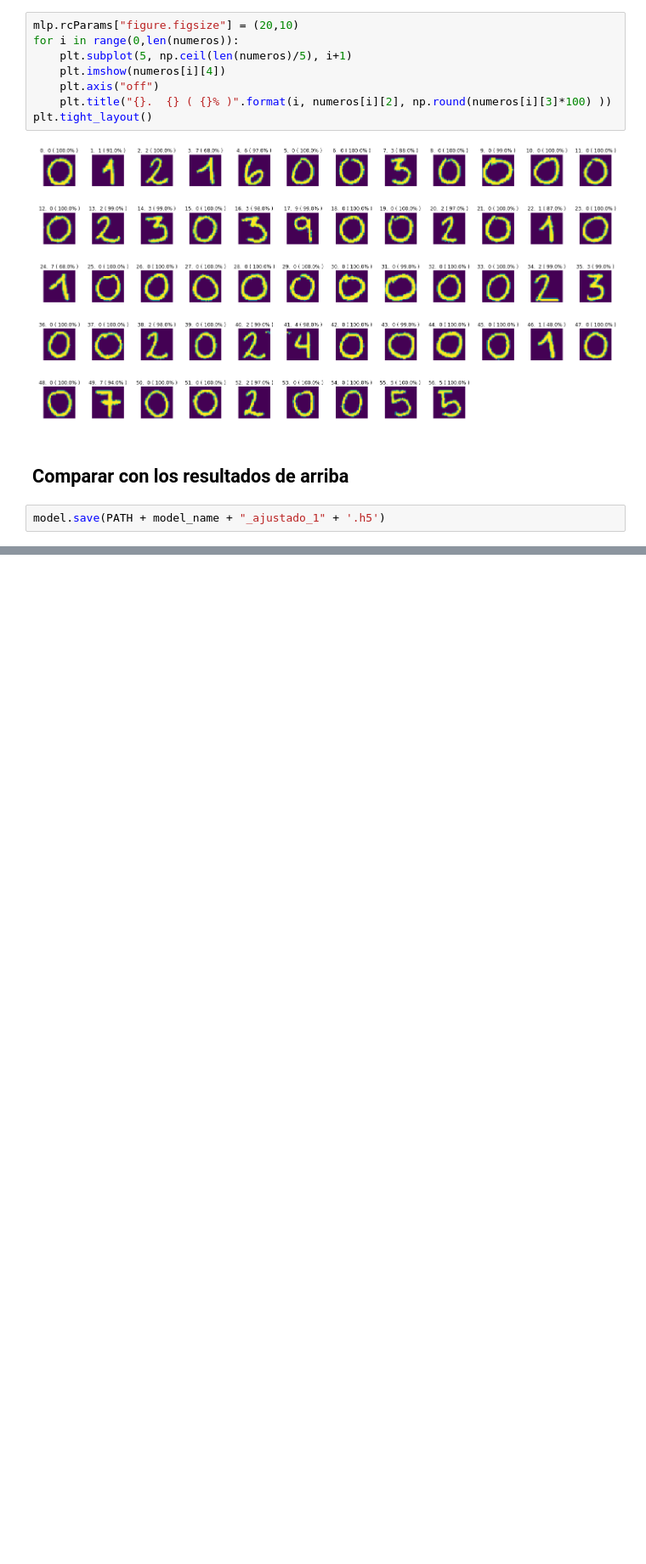
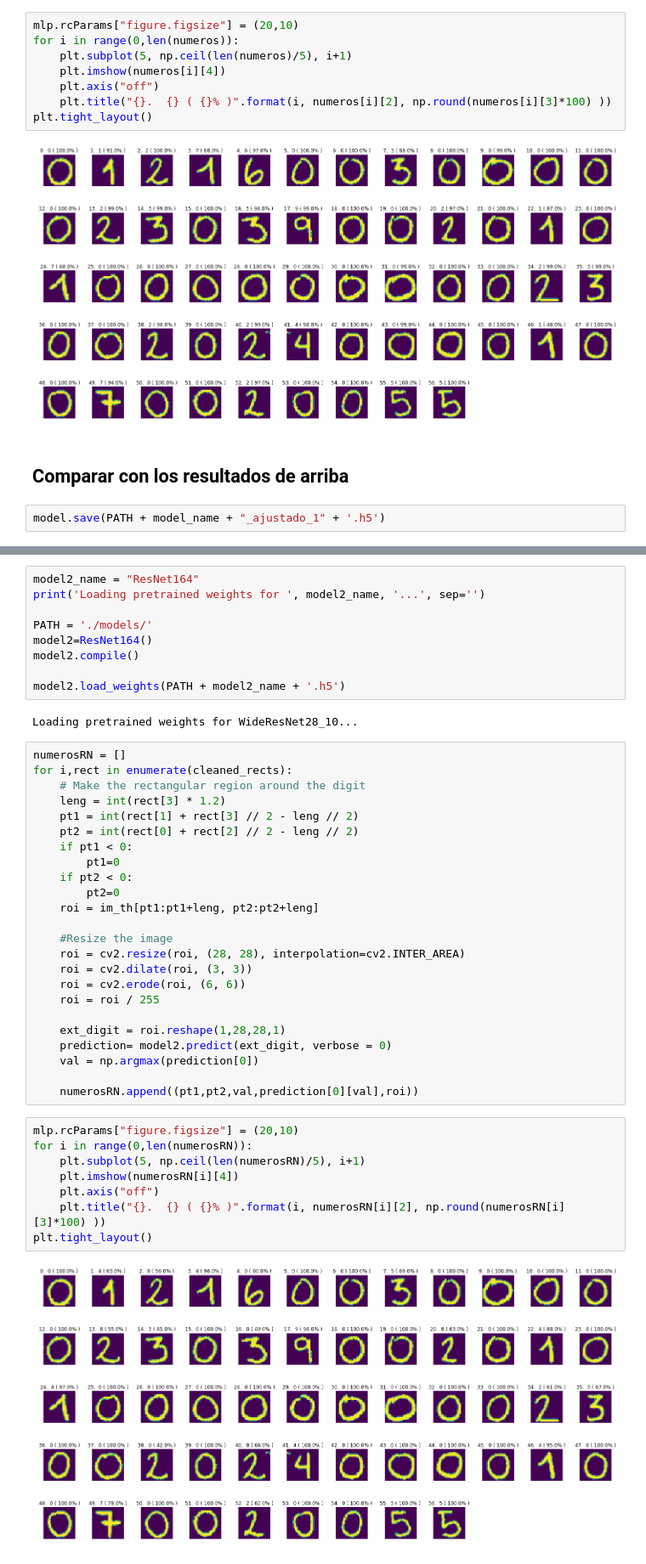
Before and after one commit to Guitlle/EleccionesGT2019, a Jupyter notebook: Leo-ML-Intro.ipynb, the cells around one changed output, grey strips where cells are left out. Shown: that part at 85% size. Saved outputs shown, nothing was run; the diff lists cells and outputs as text; blank space fills up the shorter version.

```diff
--- a/Leo-ML-Intro.ipynb
+++ b/Leo-ML-Intro.ipynb
@@ -640,0 +646,45 @@ model.save(PATH + model_name + "_ajustado_1" + '.h5')
+# %%
+model2_name = "ResNet164"
+print('Loading pretrained weights for ', model2_name, '...', sep='')
+
+PATH = './models/'
+model2=ResNet164()
+model2.compile()
+
+model2.load_weights(PATH + model2_name + '.h5')
+# %% [output]
+Loading pretrained weights for WideResNet28_10...
+# %%
+numerosRN = []
+for i,rect in enumerate(cleaned_rects):
+    # Make the rectangular region around the digit
+    leng = int(rect[3] * 1.2)
+    pt1 = int(rect[1] + rect[3] // 2 - leng // 2)
+    pt2 = int(rect[0] + rect[2] // 2 - leng // 2)
+    if pt1 < 0:
+        pt1=0
+    if pt2 < 0:
+        pt2=0
+    roi = im_th[pt1:pt1+leng, pt2:pt2+leng]
+
+    #Resize the image
+    roi = cv2.resize(roi, (28, 28), interpolation=cv2.INTER_AREA)
+    roi = cv2.dilate(roi, (3, 3))
+    roi = cv2.erode(roi, (6, 6))
+    roi = roi / 255
+
+    ext_digit = roi.reshape(1,28,28,1)
+    prediction= model2.predict(ext_digit, verbose = 0)
+    val = np.argmax(prediction[0])
+
+    numerosRN.append((pt1,pt2,val,prediction[0][val],roi))
+# %%
+mlp.rcParams["figure.figsize"] = (20,10)
+for i in range(0,len(numerosRN)):
+    plt.subplot(5, np.ceil(len(numerosRN)/5), i+1)
+    plt.imshow(numerosRN[i][4])
+    plt.axis("off")
+    plt.title("{}.  {} ( {}% )".format(i, numerosRN[i][2], np.round(numerosRN[i][3]*100) ))
+plt.tight_layout()
+# %% [output]
+[figure, added]
```
Also changed, not shown: parts of 16 cells of this notebook, 1 other file.
